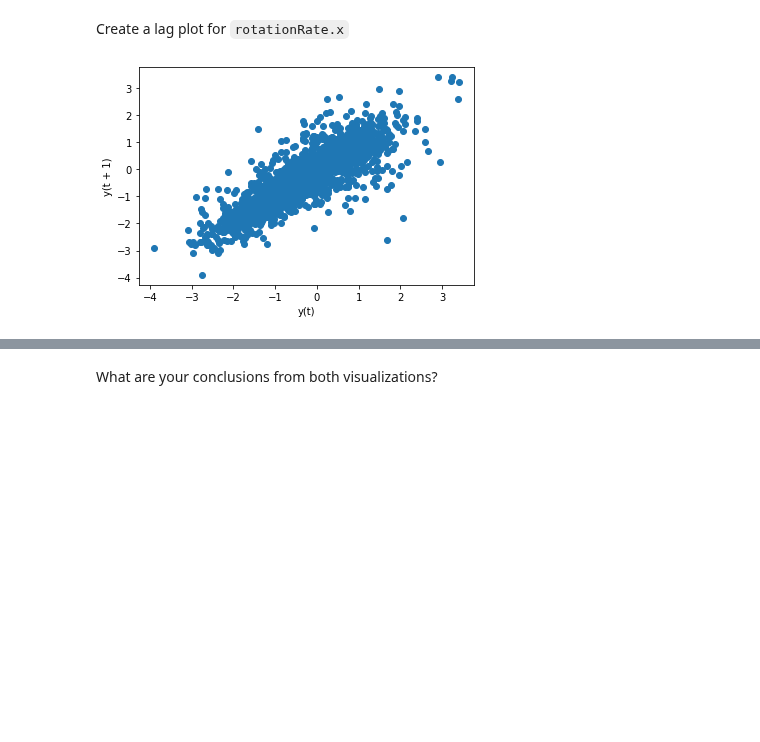
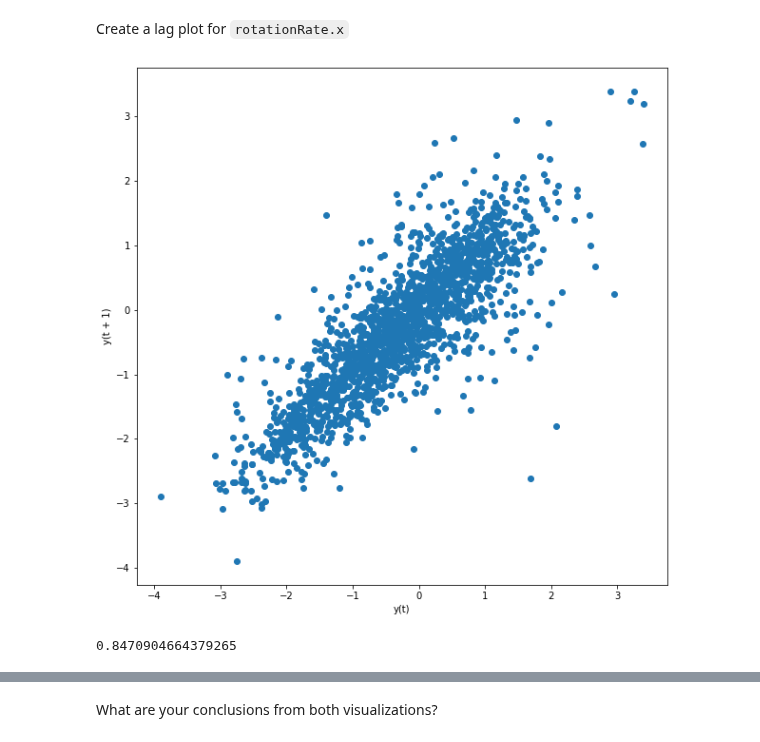
Before and after one commit to ironhack-datalabs/datamad1020, a Jupyter notebook: module-2/lab-time-series/your-code/main.ipynb, the cells around one changed output, grey strips where cells are left out. Cells and saved outputs as stored; diff of their text form; code cells hidden in the pictures; blank space fills up the shorter version.

```diff
--- a/module-2/lab-time-series/your-code/main.ipynb
+++ b/module-2/lab-time-series/your-code/main.ipynb
@@ -16,3 +18,5 @@ from sklearn.metrics import mean_squared_error
+# %%
+rcParams['figure.figsize'] = [20,8]
 # %% [markdown]
 # Challenge 1 - Loading and Evaluating The Data
 
@@ -93,6 +115,11 @@ pd.plotting.lag_plot(sensor['userAcceleration.x']);
 Create a lag plot for `rotationRate.x`
 # %%
 # Your code here:
+plt.figure(figsize=(10,10))
 pd.plotting.lag_plot(sensor['rotationRate.x']);
 # %% [output]
-[figure, old version]
+[figure, new version]
+# %%
+autocorr(sensor['rotationRate.x'], 1)
+# %% [output]
+0.8470904664379265
```
Also changed, not shown: parts of 12 cells of this notebook.
